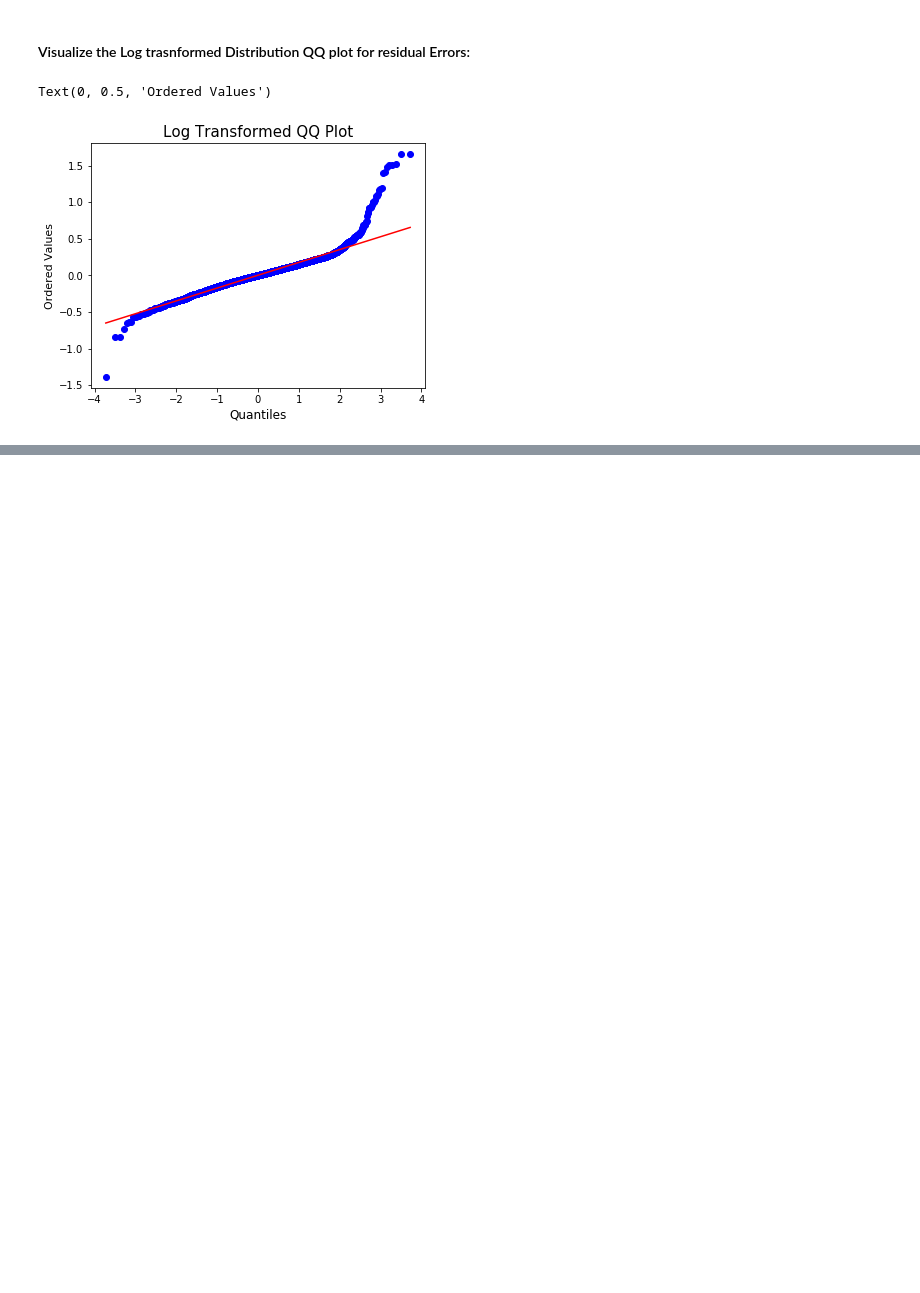
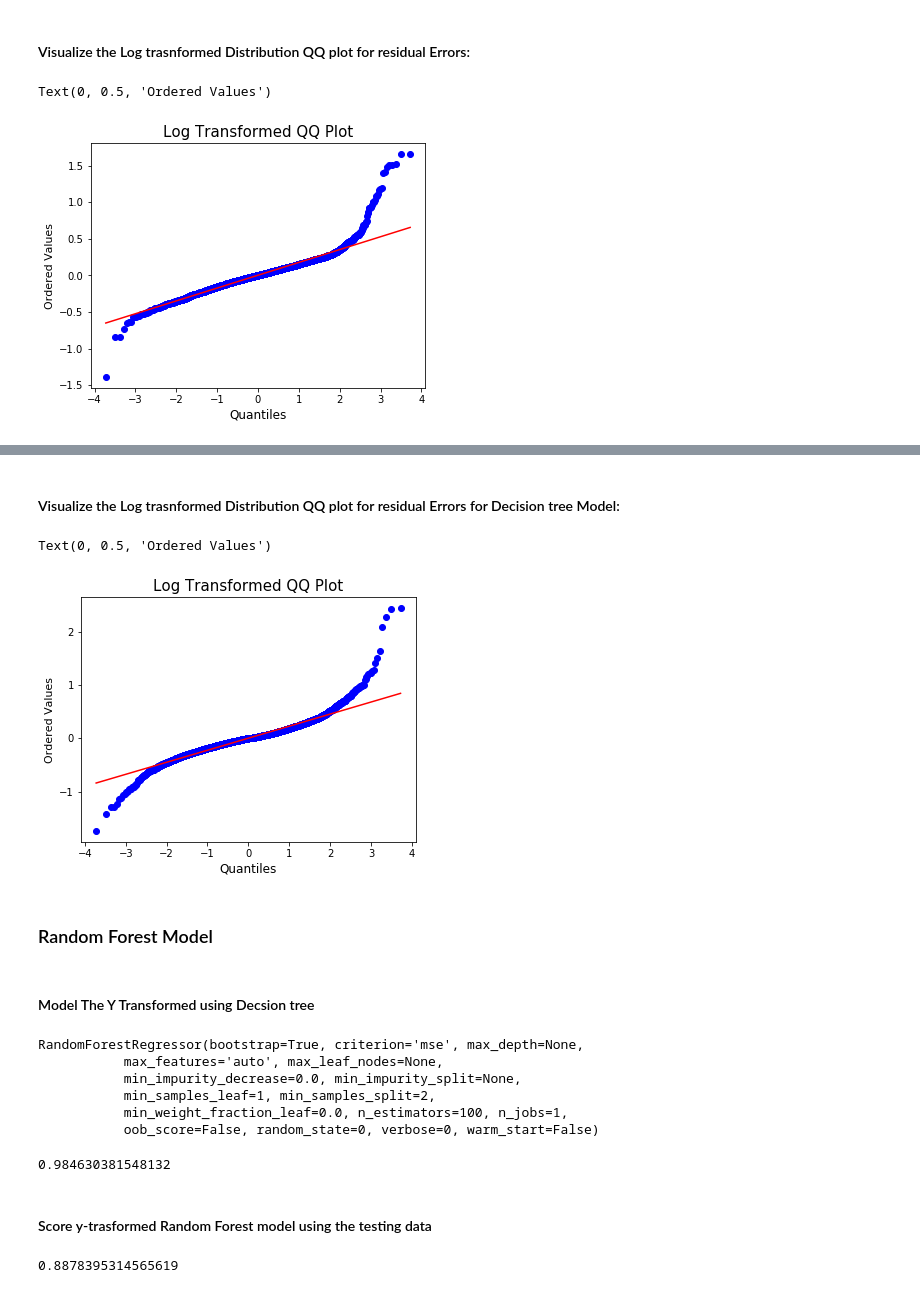
Before and after one commit to kavehamini/Used-Car-Price-Predictor, a Jupyter notebook: Machine Learning-Used Car Price Predictor-Simple.ipynb, the cells around one changed output, grey strips where cells are left out. Drawn from its saved outputs; the diff is of its cells as text; code cells hidden in the pictures; blank space fills up the shorter version.

```diff
--- a/Machine Learning-Used Car Price Predictor-Simple.ipynb
+++ b/Machine Learning-Used Car Price Predictor-Simple.ipynb
@@ -364,0 +369,4 @@ Text(0, 0.5, 'Ordered Values')
+# %%
+from sklearn.tree import DecisionTreeRegressor
+dt = DecisionTreeRegressor(random_state = 0)
+dt.fit(X_train, log_y_train)
@@ -364,0 +422,38 @@ Text(0, 0.5, 'Ordered Values')
+# %%
+residual_error_log_test=log_y_test - y_pred_log_testdt
+# %% [markdown]
+#### Visualize the Log trasnformed Distribution QQ plot for residual Errors for Decision tree Model:
+# %%
+plt.figure(figsize=(6, 4.5))
+stats.probplot(residual_error_log_test, dist="norm", plot=plt)
+plt.title('Log Transformed QQ Plot',fontsize=15)
+plt.xlabel('Quantiles',fontsize=12)
+plt.ylabel('Ordered Values',fontsize=11)
+# %% [output]
+Text(0, 0.5, 'Ordered Values')
+[figure, added]
+# %% [markdown]
+### Random Forest Model
+# %% [markdown]
+#### Model The Y Transformed using Decsion tree
+# %%
+from sklearn.ensemble import RandomForestRegressor
+rf = RandomForestRegressor(n_estimators = 100, random_state = 0)
+rf.fit(X_train, log_y_train)
+# %% [output]
+RandomForestRegressor(bootstrap=True, criterion='mse', max_depth=None,
+           max_features='auto', max_leaf_nodes=None,
+           min_impurity_decrease=0.0, min_impurity_split=None,
+           min_samples_leaf=1, min_samples_split=2,
+           min_weight_fraction_leaf=0.0, n_estimators=100, n_jobs=1,
+           oob_score=False, random_state=0, verbose=0, warm_start=False)
+# %%
+rf.score(X_train,log_y_train)
+# %% [output]
+0.984630381548132
+# %% [markdown]
+#### Score y-trasformed Random Forest model using the testing data
+# %%
+rf.score(X_test,log_y_test)
+# %% [output]
+0.8878395314565619
```
Also changed, not shown: parts of 22 cells of this notebook.
